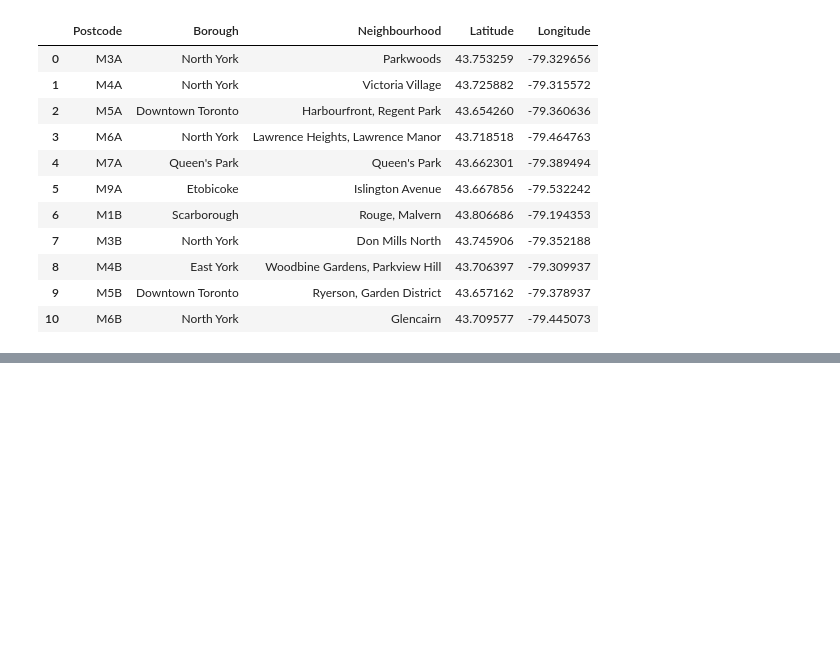
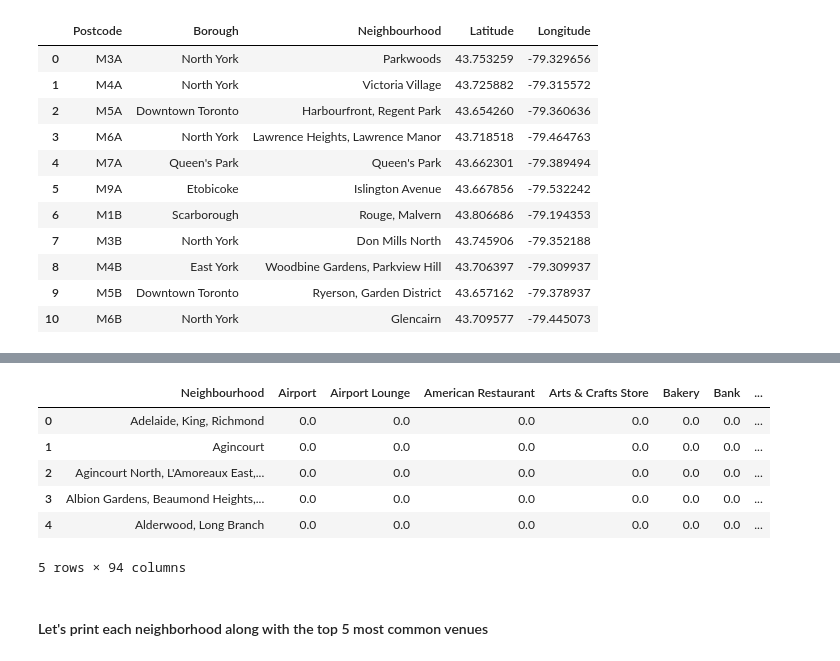
Before and after one commit to kanthohk/Coursera_Capstone, a Jupyter notebook: Segment_Cluster.ipynb, the cells around one changed output, grey strips where cells are left out. Saved outputs shown, nothing was run; the diff lists cells and outputs as text; code cells hidden in the pictures; blank space fills up the shorter version.

```diff
--- a/Segment_Cluster.ipynb
+++ b/Segment_Cluster.ipynb
@@ -192,0 +383,13 @@ df.head(11)
+# %%
+toronto_grouped = toronto_onehot.groupby('Neighbourhood').mean().reset_index()
+toronto_grouped.head()
+# %% [output]
+|  | Neighbourhood | Airport | Airport Lounge | American Restaurant | Arts & Crafts Store | Bakery | Bank | ... |
+| 0 | Adelaide, King, Richmond | 0.0 | 0.0 | 0.0 | 0.0 | 0.0 | 0.0 | ... |
+| 1 | Agincourt | 0.0 | 0.0 | 0.0 | 0.0 | 0.0 | 0.0 | ... |
+| 2 | Agincourt North, L'Amoreaux East,... | 0.0 | 0.0 | 0.0 | 0.0 | 0.0 | 0.0 | ... |
+| 3 | Albion Gardens, Beaumond Heights,... | 0.0 | 0.0 | 0.0 | 0.0 | 0.0 | 0.0 | ... |
+| 4 | Alderwood, Long Branch | 0.0 | 0.0 | 0.0 | 0.0 | 0.0 | 0.0 | ... |
+5 rows × 94 columns
+# %% [markdown]
+#### Let's print each neighborhood along with the top 5 most common venues
```
Also changed, not shown: parts of 39 cells of this notebook.
